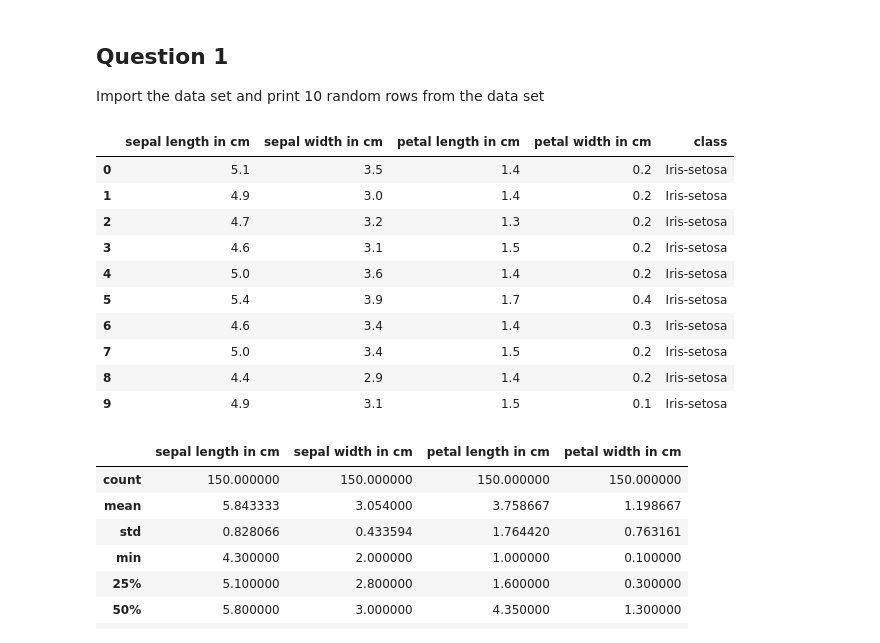
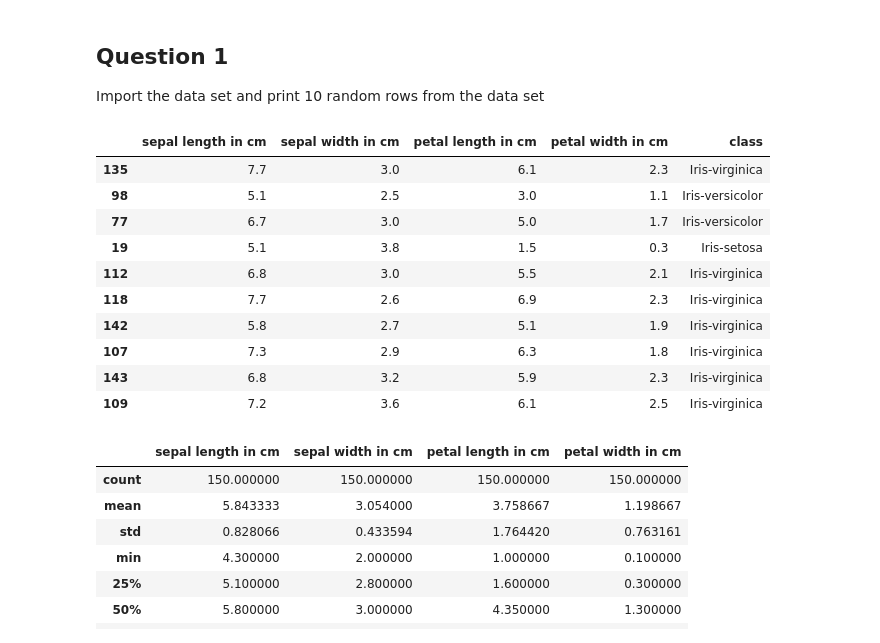
Before and after one commit to GreatLearningAIML1/bangalore-feb-batch-rabigarg, a Jupyter notebook: R3_External_Lab_kNN_Naive_Bayes.ipynb, the cells around one changed output. Cells and saved outputs as stored; diff of their text form; code cells hidden in the pictures.

```diff
--- a/R3_External_Lab_kNN_Naive_Bayes.ipynb
+++ b/R3_External_Lab_kNN_Naive_Bayes.ipynb
@@ -50,21 +50,21 @@ Import the data set and print 10 random rows from the data set
 # %%
 import pandas as pd
 import numpy as np
 cols = ['sepal length in cm' , 'sepal width in cm', 'petal length in cm' , 'petal width in cm', 'class']
 IrisDF = pd.read_csv('iris.data',names=cols)
-IrisDF.head(10)
+IrisDF.sample(10)
 # %% [output]
 |  | sepal length in cm | sepal width in cm | petal length in cm | petal width in cm | class |
-| 0 | 5.1 | 3.5 | 1.4 | 0.2 | Iris-setosa |
-| 1 | 4.9 | 3.0 | 1.4 | 0.2 | Iris-setosa |
-| 2 | 4.7 | 3.2 | 1.3 | 0.2 | Iris-setosa |
-| 3 | 4.6 | 3.1 | 1.5 | 0.2 | Iris-setosa |
-| 4 | 5.0 | 3.6 | 1.4 | 0.2 | Iris-setosa |
-| 5 | 5.4 | 3.9 | 1.7 | 0.4 | Iris-setosa |
-| 6 | 4.6 | 3.4 | 1.4 | 0.3 | Iris-setosa |
-| 7 | 5.0 | 3.4 | 1.5 | 0.2 | Iris-setosa |
-| 8 | 4.4 | 2.9 | 1.4 | 0.2 | Iris-setosa |
-| 9 | 4.9 | 3.1 | 1.5 | 0.1 | Iris-setosa |
+| 135 | 7.7 | 3.0 | 6.1 | 2.3 | Iris-virginica |
+| 98 | 5.1 | 2.5 | 3.0 | 1.1 | Iris-versicolor |
+| 77 | 6.7 | 3.0 | 5.0 | 1.7 | Iris-versicolor |
+| 19 | 5.1 | 3.8 | 1.5 | 0.3 | Iris-setosa |
+| 112 | 6.8 | 3.0 | 5.5 | 2.1 | Iris-virginica |
+| 118 | 7.7 | 2.6 | 6.9 | 2.3 | Iris-virginica |
+| 142 | 5.8 | 2.7 | 5.1 | 1.9 | Iris-virginica |
+| 107 | 7.3 | 2.9 | 6.3 | 1.8 | Iris-virginica |
+| 143 | 6.8 | 3.2 | 5.9 | 2.3 | Iris-virginica |
+| 109 | 7.2 | 3.6 | 6.1 | 2.5 | Iris-virginica |
 # %%
 IrisDF.describe()
 # %% [output]
```
Also changed, not shown: parts of 19 cells of this notebook.
